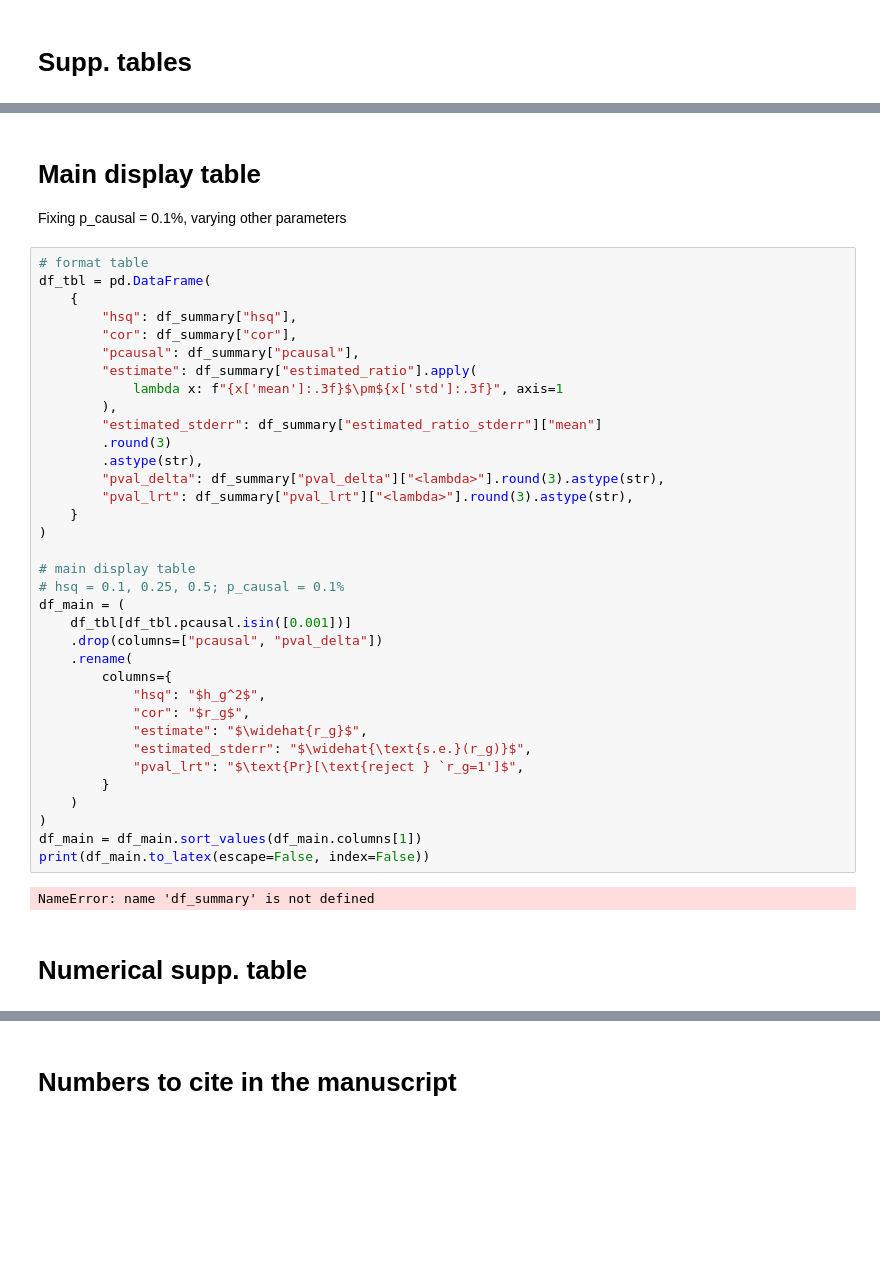
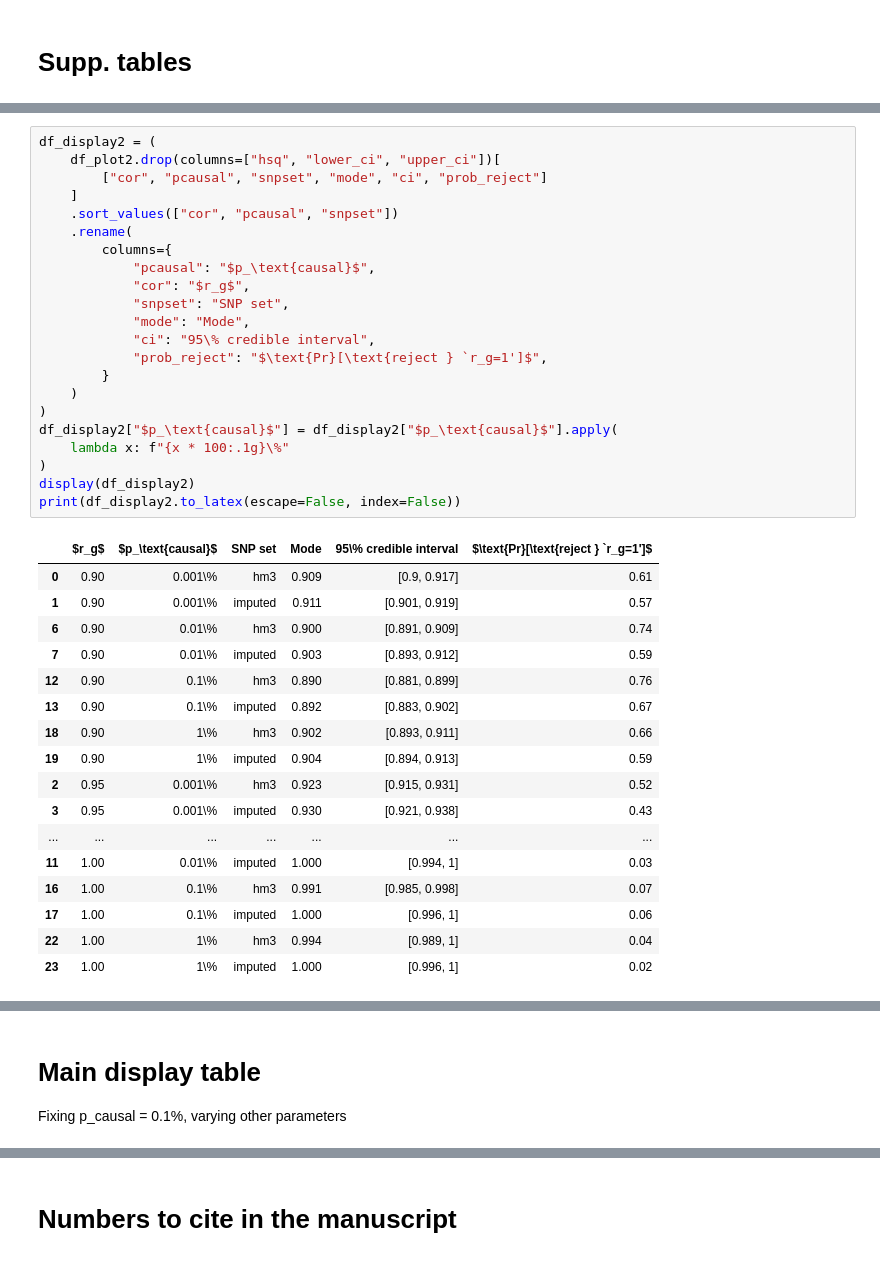
Before and after one commit to KangchengHou/admix-genet-cor, a Jupyter notebook: experiments/01-genome-wide-simulate-profile-likelihood/02-plot-rg.ipynb, the cells around one changed output, grey strips where cells are left out. Cells and saved outputs as stored; diff of their text form; blank space fills up the shorter version.

```diff
--- a/experiments/01-genome-wide-simulate-profile-likelihood/02-plot-rg.ipynb
+++ b/experiments/01-genome-wide-simulate-profile-likelihood/02-plot-rg.ipynb
@@ -310,0 +399,40 @@ df_plot2 = pd.DataFrame(
+# %%
+df_display2 = (
+    df_plot2.drop(columns=["hsq", "lower_ci", "upper_ci"])[
+        ["cor", "pcausal", "snpset", "mode", "ci", "prob_reject"]
+    ]
+    .sort_values(["cor", "pcausal", "snpset"])
+    .rename(
+        columns={
+            "pcausal": "$p_\text{causal}$",
+            "cor": "$r_g$",
+            "snpset": "SNP set",
+            "mode": "Mode",
+            "ci": "95\% credible interval",
+            "prob_reject": "$\text{Pr}[\text{reject } `r_g=1']$",
+        }
+    )
+)
+df_display2["$p_\text{causal}$"] = df_display2["$p_\text{causal}$"].apply(
+    lambda x: f"{x * 100:.1g}\%"
+)
+display(df_display2)
+print(df_display2.to_latex(escape=False, index=False))
+# %% [output]
+|  | $r_g$ | $p_\text{causal}$ | SNP set | Mode | 95\% credible interval | $\text{Pr}[\text{reject } `r_g=1']$ |
+| 0 | 0.90 | 0.001\% | hm3 | 0.909 | [0.9, 0.917] | 0.61 |
+| 1 | 0.90 | 0.001\% | imputed | 0.911 | [0.901, 0.919] | 0.57 |
+| 6 | 0.90 | 0.01\% | hm3 | 0.900 | [0.891, 0.909] | 0.74 |
+| 7 | 0.90 | 0.01\% | imputed | 0.903 | [0.893, 0.912] | 0.59 |
+| 12 | 0.90 | 0.1\% | hm3 | 0.890 | [0.881, 0.899] | 0.76 |
+| 13 | 0.90 | 0.1\% | imputed | 0.892 | [0.883, 0.902] | 0.67 |
+| 18 | 0.90 | 1\% | hm3 | 0.902 | [0.893, 0.911] | 0.66 |
+| 19 | 0.90 | 1\% | imputed | 0.904 | [0.894, 0.913] | 0.59 |
+| 2 | 0.95 | 0.001\% | hm3 | 0.923 | [0.915, 0.931] | 0.52 |
+| 3 | 0.95 | 0.001\% | imputed | 0.930 | [0.921, 0.938] | 0.43 |
+| ... | ... | ... | ... | ... | ... | ... |
+| 11 | 1.00 | 0.01\% | imputed | 1.000 | [0.994, 1] | 0.03 |
+| 16 | 1.00 | 0.1\% | hm3 | 0.991 | [0.985, 0.998] | 0.07 |
+| 17 | 1.00 | 0.1\% | imputed | 1.000 | [0.996, 1] | 0.06 |
+| 22 | 1.00 | 1\% | hm3 | 0.994 | [0.989, 1] | 0.04 |
+| 23 | 1.00 | 1\% | imputed | 1.000 | [0.996, 1] | 0.02 |
@@ -311,42 +456,3 @@ df_plot2 = pd.DataFrame(
 # %% [markdown]
 # Main display table
 Fixing p_causal = 0.1%, varying other parameters
-# %%
-# format table
-df_tbl = pd.DataFrame(
-    {
-        "hsq": df_summary["hsq"],
-        "cor": df_summary["cor"],
-        "pcausal": df_summary["pcausal"],
-        "estimate": df_summary["estimated_ratio"].apply(
-            lambda x: f"{x['mean']:.3f}$\pm${x['std']:.3f}", axis=1
-        ),
-        "estimated_stderr": df_summary["estimated_ratio_stderr"]["mean"]
-        .round(3)
-        .astype(str),
-        "pval_delta": df_summary["pval_delta"]["<lambda>"].round(3).astype(str),
-        "pval_lrt": df_summary["pval_lrt"]["<lambda>"].round(3).astype(str),
-    }
-)
-
-# main display table
-# hsq = 0.1, 0.25, 0.5; p_causal = 0.1%
-df_main = (
-    df_tbl[df_tbl.pcausal.isin([0.001])]
-    .drop(columns=["pcausal", "pval_delta"])
-    .rename(
-        columns={
-            "hsq": "$h_g^2$",
-            "cor": "$r_g$",
-            "estimate": "$\widehat{r_g}$",
-            "estimated_stderr": "$\widehat{\text{s.e.}(r_g)}$",
-            "pval_lrt": "$\text{Pr}[\text{reject } `r_g=1']$",
-        }
-    )
-)
-df_main = df_main.sort_values(df_main.columns[1])
-print(df_main.to_latex(escape=False, index=False))
-# %% [output]
-NameError: name 'df_summary' is not defined
-# %% [markdown]
-# Numerical supp. table
```
Also changed, not shown: parts of 15 cells of this notebook, 24 other files.
